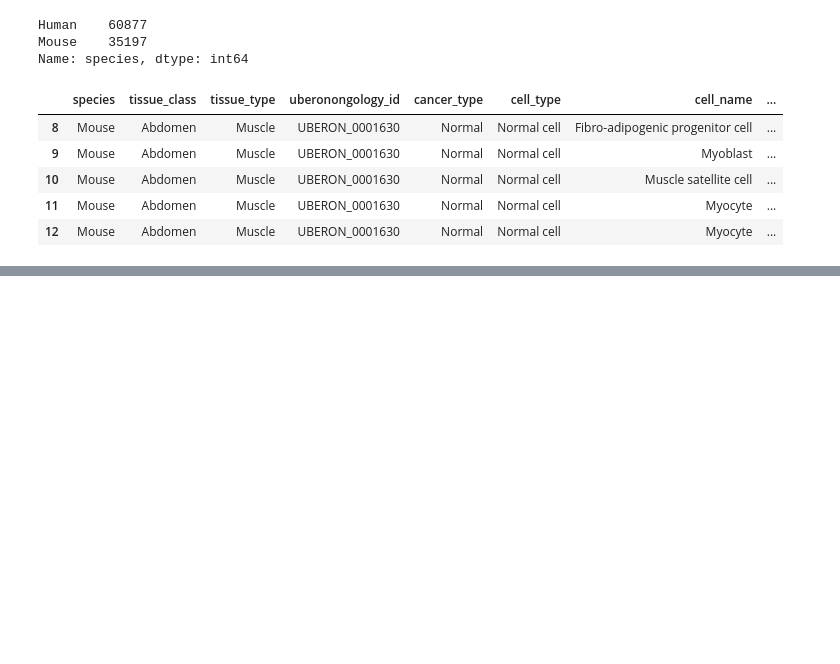
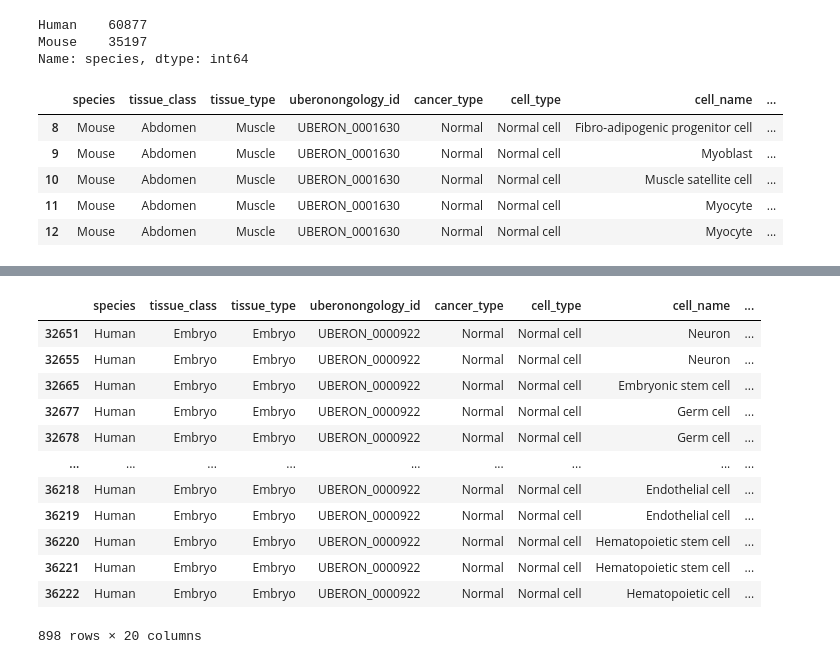
Before and after one commit to recervictory/cell-type-prediction, a Jupyter notebook: cell_markes.ipynb, the cells around one changed output, grey strips where cells are left out. Drawn from its saved outputs; the diff is of its cells as text; code cells hidden in the pictures; blank space fills up the shorter version.

```diff
--- a/cell_markes.ipynb
+++ b/cell_markes.ipynb
@@ -77,0 +80,35 @@ counts
+# %%
+embryo = human[human['tissue_type'] == 'Embryo']
+
+sns.set(rc={'figure.figsize':(8,20)})
+
+
+# Create a new dataframe with the count of each tissue_type for each species
+counts = embryo.groupby(['species', 'tissue_type']).size().reset_index(name='counts')
+
+counts = counts[counts['counts'] > 100]
+# Sort the new dataframe based on the count of each tissue_type
+counts = counts.sort_values('counts', ascending=False).reset_index(drop=True)
+
+# Get a sorted list of unique tissue_types
+sorted_tissue_types = list(counts['tissue_type'].unique())
+
+# Plot the sorted countplot
+sns.countplot(data=markers, y='tissue_type', hue='species', order=sorted_tissue_types)
+
+
+plt.show()
+# %% [output]
+|  | species | tissue_class | tissue_type | uberonongology_id | cancer_type | cell_type | cell_name | ... |
+| 32651 | Human | Embryo | Embryo | UBERON_0000922 | Normal | Normal cell | Neuron | ... |
+| 32655 | Human | Embryo | Embryo | UBERON_0000922 | Normal | Normal cell | Neuron | ... |
+| 32665 | Human | Embryo | Embryo | UBERON_0000922 | Normal | Normal cell | Embryonic stem cell | ... |
+| 32677 | Human | Embryo | Embryo | UBERON_0000922 | Normal | Normal cell | Germ cell | ... |
+| 32678 | Human | Embryo | Embryo | UBERON_0000922 | Normal | Normal cell | Germ cell | ... |
+| ... | ... | ... | ... | ... | ... | ... | ... | ... |
+| 36218 | Human | Embryo | Embryo | UBERON_0000922 | Normal | Normal cell | Endothelial cell | ... |
+| 36219 | Human | Embryo | Embryo | UBERON_0000922 | Normal | Normal cell | Endothelial cell | ... |
+| 36220 | Human | Embryo | Embryo | UBERON_0000922 | Normal | Normal cell | Hematopoietic stem cell | ... |
+| 36221 | Human | Embryo | Embryo | UBERON_0000922 | Normal | Normal cell | Hematopoietic stem cell | ... |
+| 36222 | Human | Embryo | Embryo | UBERON_0000922 | Normal | Normal cell | Hematopoietic cell | ... |
+898 rows × 20 columns
```
Also changed, not shown: parts of 12 cells of this notebook.
